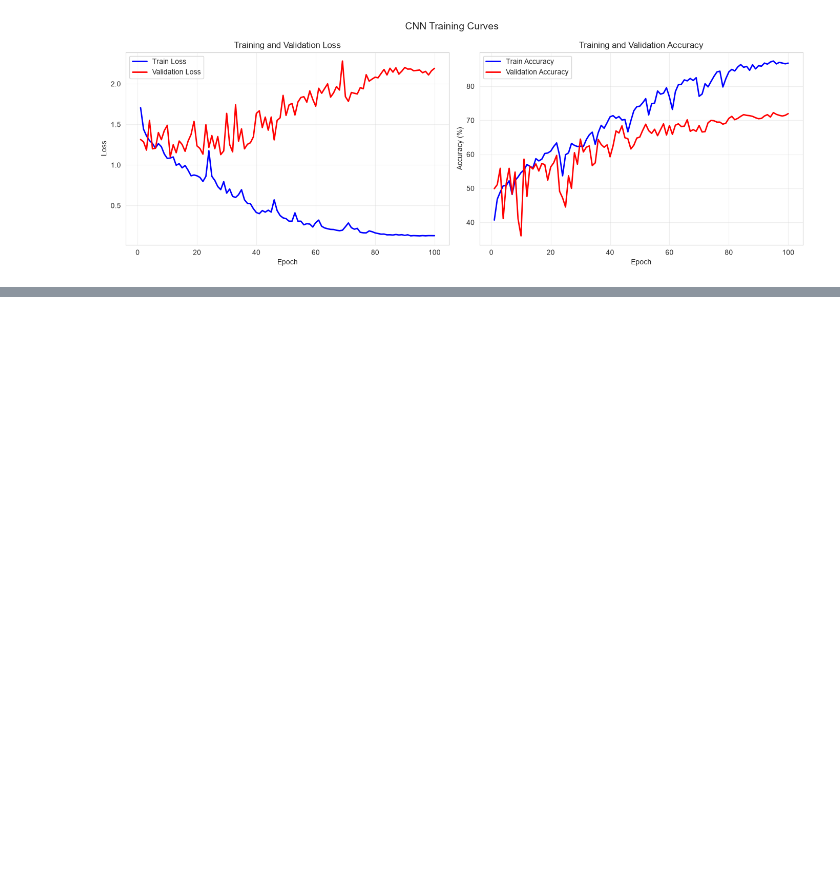
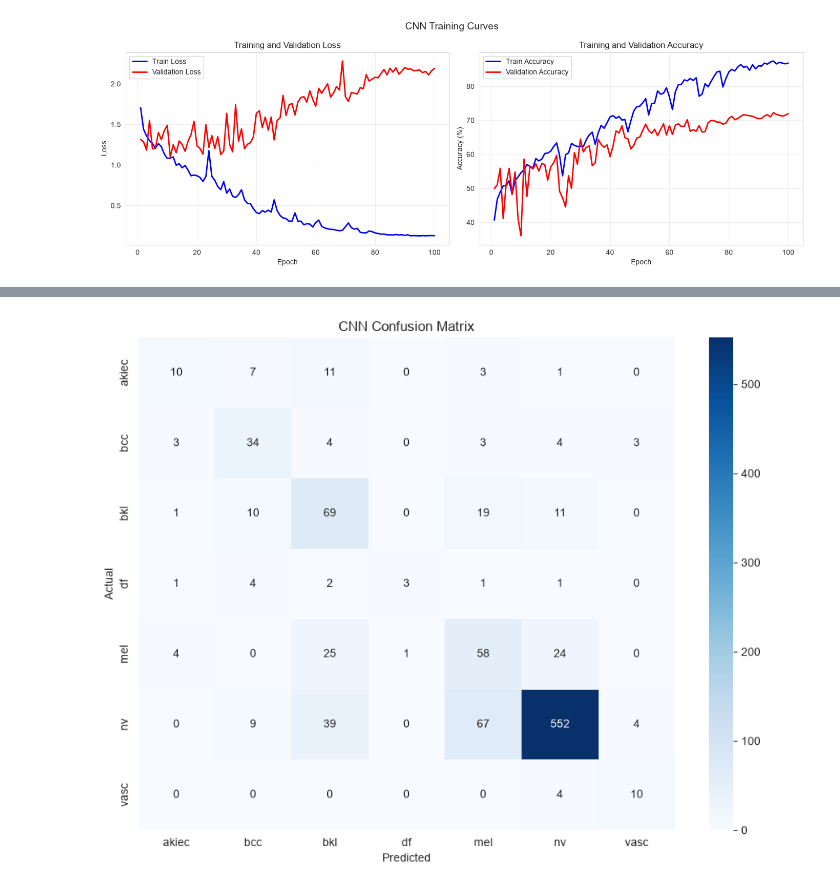
Before and after one commit to tt-lam1199/HAM10000-Skin-Lesion-Classifiers, a Jupyter notebook: notebooks/eda_processing_split.ipynb, the cells around one changed output, grey strips where cells are left out. Cells and saved outputs as stored; diff of their text form; code cells hidden in the pictures; blank space fills up the shorter version.

```diff
--- a/notebooks/eda_processing_split.ipynb
+++ b/notebooks/eda_processing_split.ipynb
@@ -1207,0 +1367,13 @@ plt.show()
+# %%
+# CNN confusion matrix.
+cnn_cm = confusion_matrix(y_test, cnn_predictions, labels=ALL_LABELS)
+plt.figure(figsize=(9, 7))
+sns.heatmap(cnn_cm, annot=True, fmt="d", cmap="Blues",
+            xticklabels=class_names, yticklabels=class_names)
+plt.xlabel("Predicted")
+plt.ylabel("Actual")
+plt.title("CNN Confusion Matrix")
+plt.tight_layout()
+plt.show()
+# %% [output]
+[figure, added]
```
Also changed, not shown: parts of 12 cells of this notebook, 4 other files.
